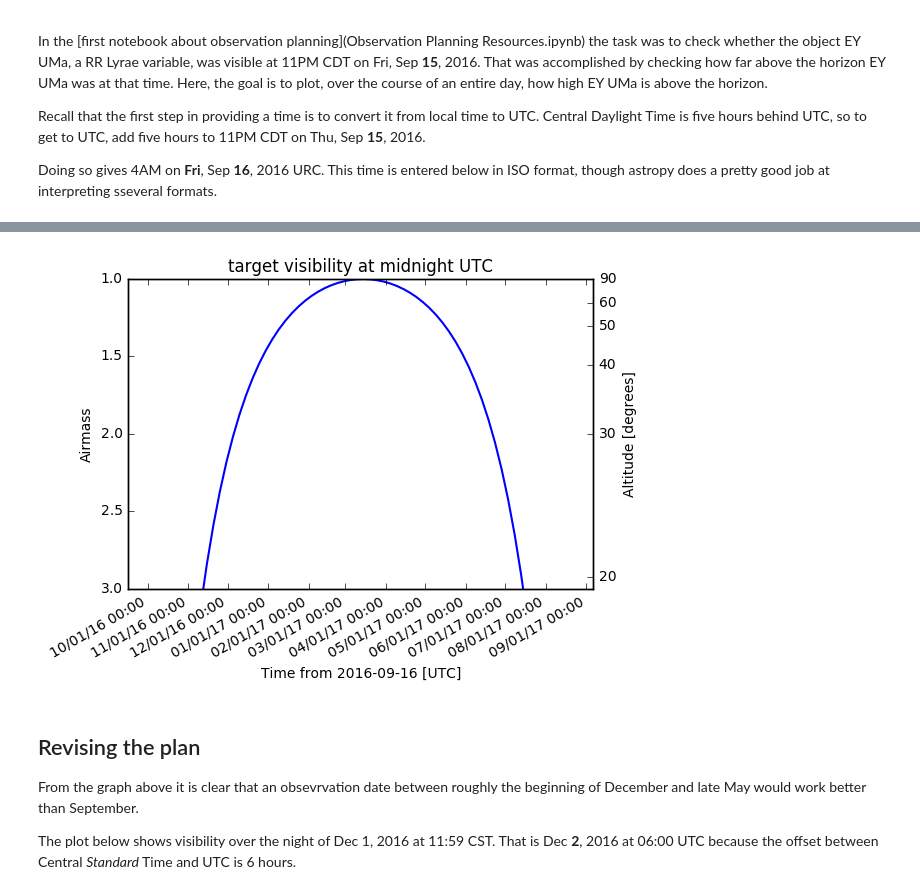
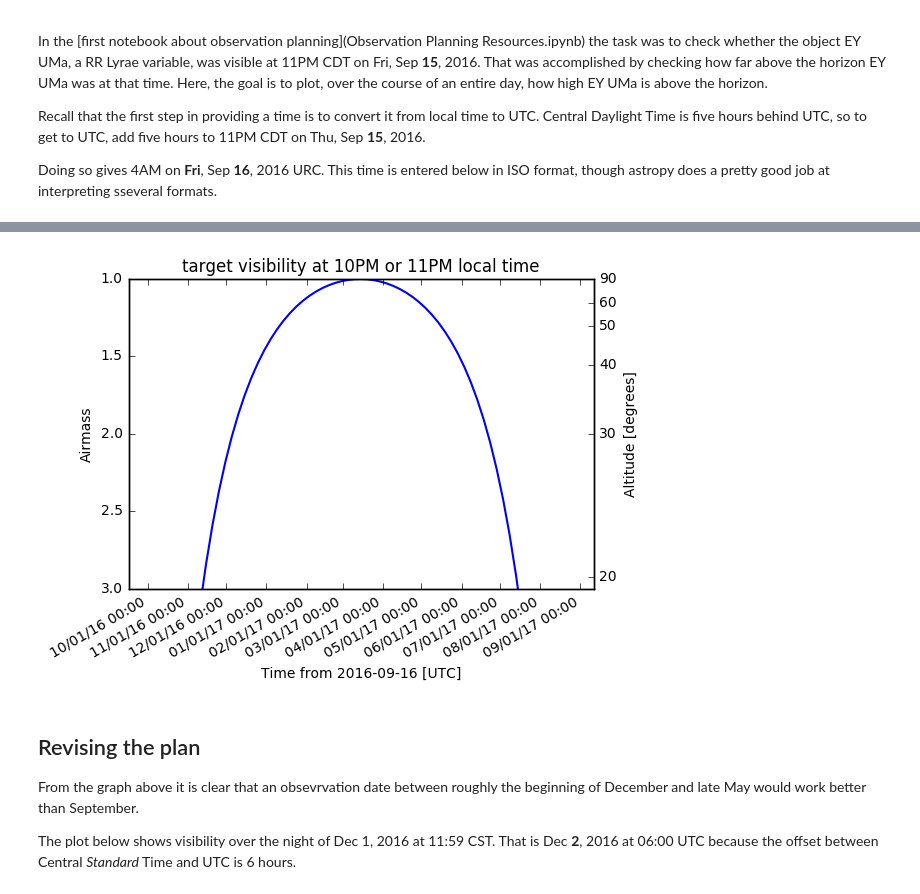
Before and after one commit to mwcraig/obs-astronomy-binder, a Jupyter notebook: Observation Planning 2.ipynb, the cells around one changed output, grey strips where cells are left out. Saved outputs shown, nothing was run; the diff lists cells and outputs as text; code cells hidden in the pictures.

```diff
--- a/Observation Planning 2.ipynb
+++ b/Observation Planning 2.ipynb
@@ -58,14 +70,14 @@ plot_airmass(my_object, feder, obs_time, brightness_shading=True, altitude_yaxis
 # %%
-times = obs_time + np.arange(0, 360, 5) * u.day
+times = obs_time + np.arange(0, 365, 5) * u.day
 # %%
 ax = plot_airmass(my_object, feder, times, altitude_yaxis=True)
-plt.title('target visibility at midnight UTC'.format(my_object.name))
+plt.title('target visibility at 10PM or 11PM local time'.format(my_object.name))
 
 # Code below adds date to the horizontal axis
 date_formatter = dates.DateFormatter('%D %H:%M')
 ax.xaxis.set_major_formatter(date_formatter)
 # %% [output]
-[figure, old version]
+[figure, new version]
 # %% [markdown]
 ## Revising the plan
 
```
Also changed, not shown: parts of 10 cells of this notebook.
